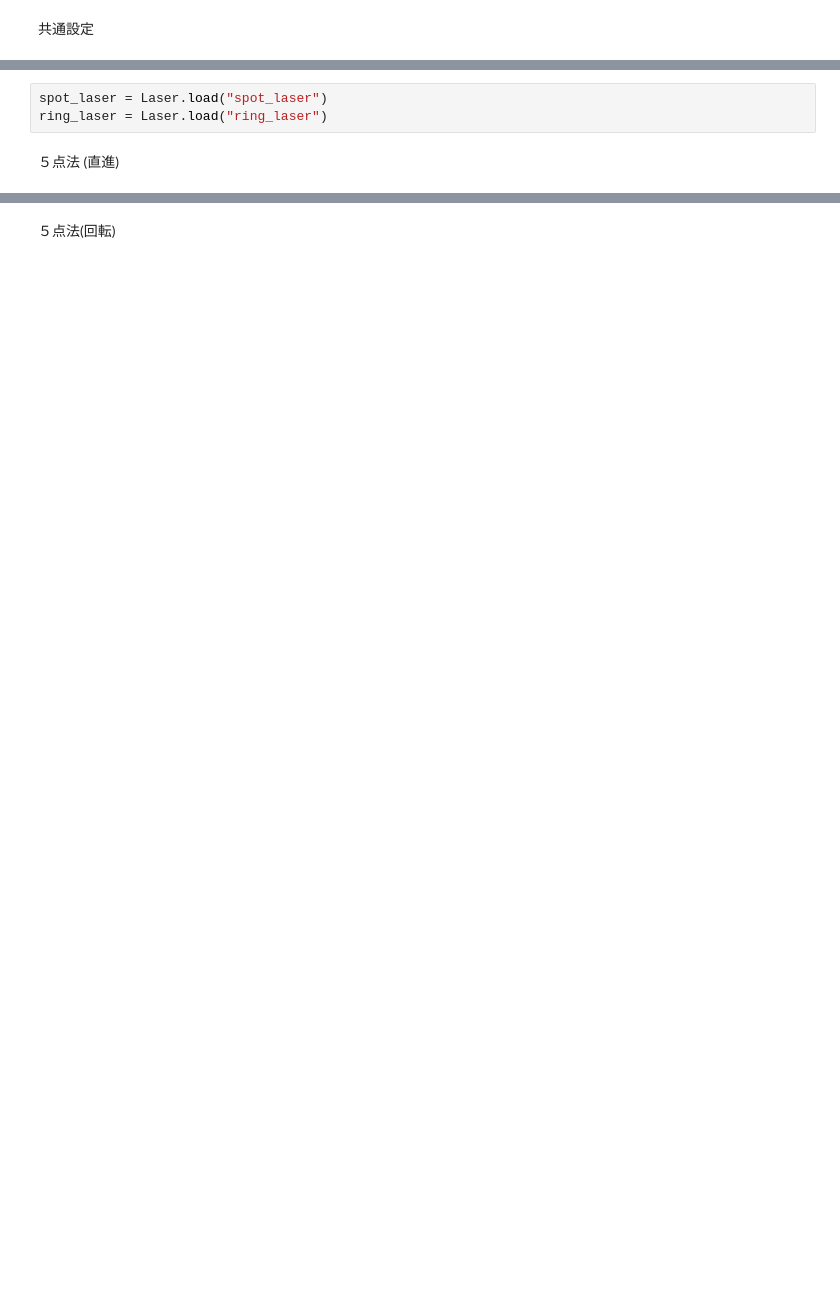
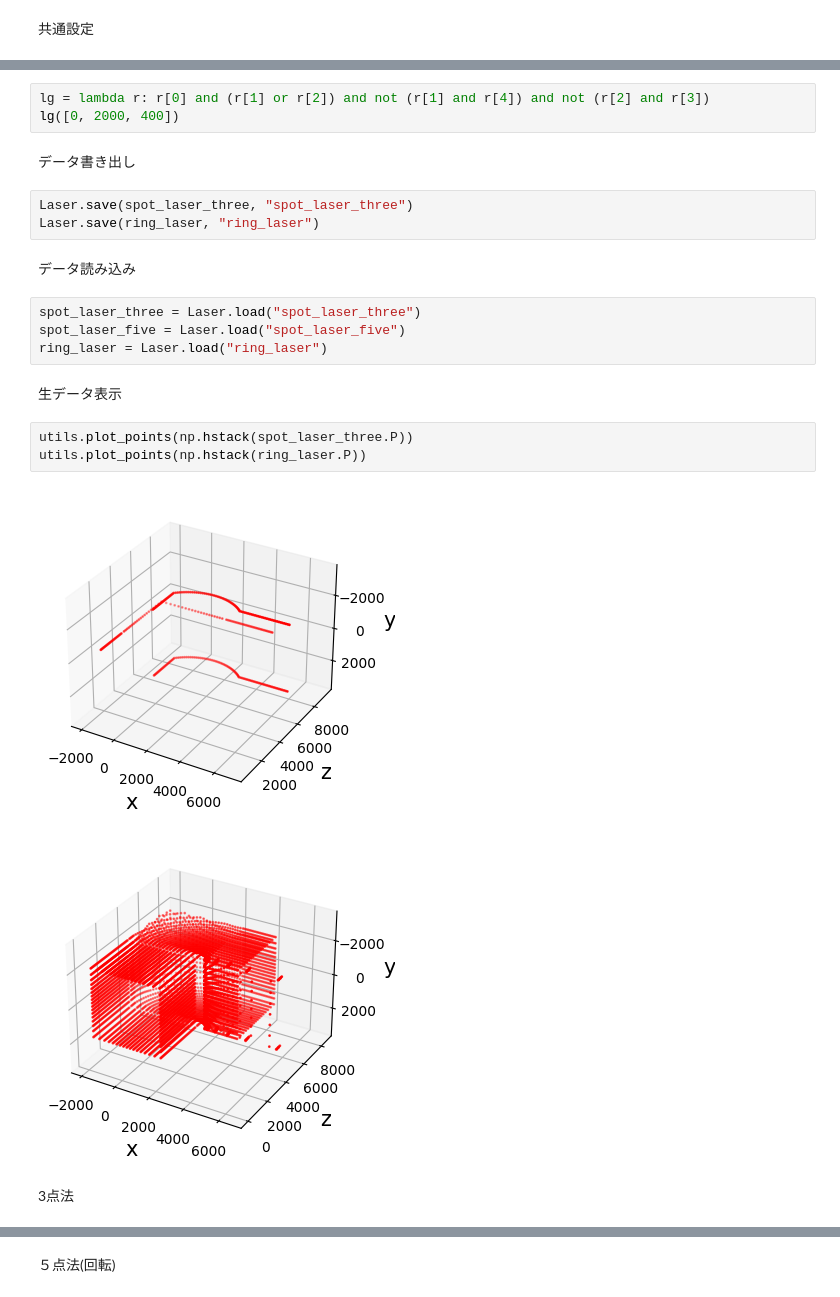
Before and after one commit to gutter-mouth/InchwormMeasurement, a Jupyter notebook: test_simulator.ipynb, the cells around one changed output, grey strips where cells are left out. Saved outputs shown, nothing was run; the diff lists cells and outputs as text; blank space fills up the shorter version.

```diff
--- a/test_simulator.ipynb
+++ b/test_simulator.ipynb
@@ -111,8 +119,27 @@ ring_laser.dataset_generate(wMr_raw, surface_functions)
+# %%
+lg = lambda r: r[0] and (r[1] or r[2]) and not (r[1] and r[4]) and not (r[2] and r[3])
+lg([0, 2000, 400])
+# %% [markdown]
+データ書き出し
+# %%
+Laser.save(spot_laser_three, "spot_laser_three")
+Laser.save(ring_laser, "ring_laser")
+# %% [markdown]
+データ読み込み
 # %%
-spot_laser = Laser.load("spot_laser")
+spot_laser_three = Laser.load("spot_laser_three")
+spot_laser_five = Laser.load("spot_laser_five")
 ring_laser = Laser.load("ring_laser")
-# %% [markdown]
-５点法 (直進)
+# %% [markdown]
+生データ表示
+# %%
+utils.plot_points(np.hstack(spot_laser_three.P))
+utils.plot_points(np.hstack(ring_laser.P))
+# %% [output]
+[figure, added]
+[figure, added]
+# %% [markdown]
+3点法
 # %%
 simulator_params = {
     "A": A,
```
Also changed, not shown: parts of 24 cells of this notebook, 4 other files.
